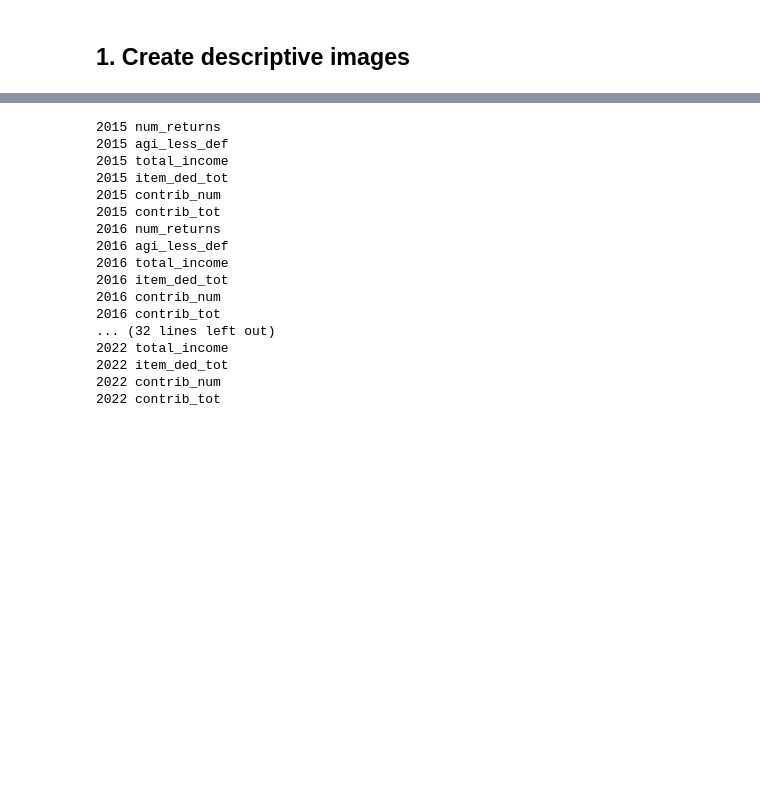
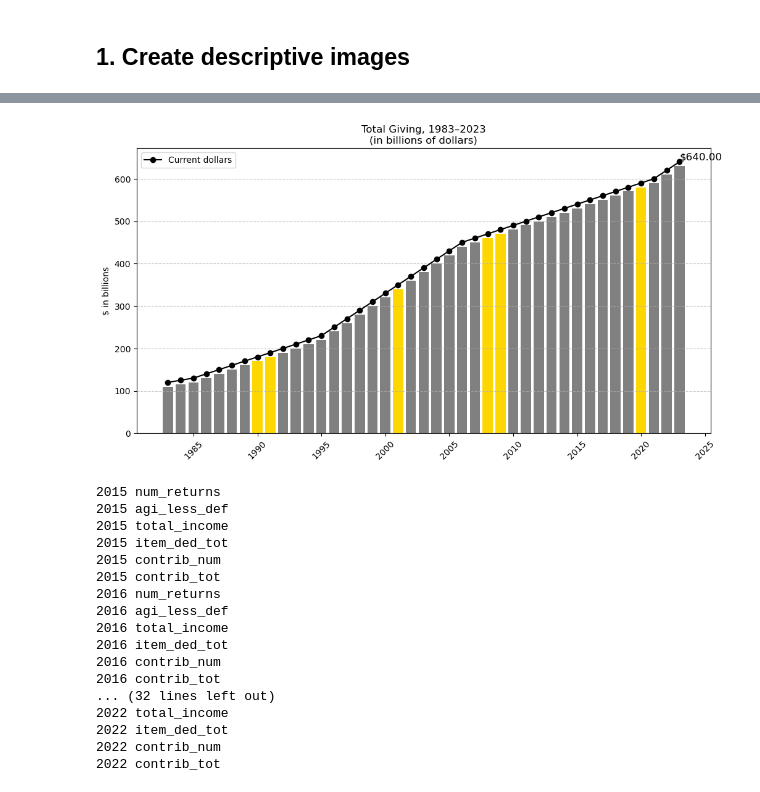
Before and after one commit to OpenSourceEcon/CharitableContrib, a Jupyter notebook: CharitableContrib.ipynb, the cells around one changed output, grey strips where cells are left out. Cells and saved outputs as stored; diff of their text form; code cells hidden in the pictures; blank space fills up the shorter version.

```diff
--- a/CharitableContrib.ipynb
+++ b/CharitableContrib.ipynb
@@ -97,3 +104,35 @@ plt.show()
+# %%
+# Manually adjusted data to closely match the original chart
+years = np.arange(1983, 2024)
+total_giving_current = [120, 125, 130, 140, 150, 160, 170, 180, 190, 200, 210, 220, 230, 250, 270, 290, 310, 330, 350, 370, 390, 410, 430, 450, 460, 470, 480, 490, 500, 510, 520, 530, 540, 550, 560, 570, 580, 590, 600, 620, 640]  # Updated values
+inflation_adjusted = [110, 115, 120, 130, 140, 150, 160, 170, 180, 190, 200, 210, 220, 240, 260, 280, 300, 320, 340, 360, 380, 400, 420, 440, 450, 460, 470, 480, 490, 500, 510, 520, 530, 540, 550, 560, 570, 580, 590, 610, 630]  # Adjusted to match better
+
+# Mark recession years (as seen in yellow bars)
+recession_years = {1990, 1991, 2001, 2008, 2009, 2020}  # Example years
+
+plt.figure(figsize=(12, 6))
+
+# Plot inflation-adjusted dollars as bars
+for year, value in zip(years, inflation_adjusted):
+    color = 'gold' if year in recession_years else 'gray'
+    plt.bar(year, value, color=color)
+
+# Plot current dollars as a line plot
+plt.plot(years, total_giving_current, marker='o', color='black', linestyle='-', label='Current dollars')
+
+# Annotate the last value
+plt.text(years[-1], total_giving_current[-1], f'${total_giving_current[-1]:.2f}', fontsize=12, verticalalignment='bottom')
+
+# Labels and legend
+plt.title("Total Giving, 1983–2023\n(in billions of dollars)")
+plt.ylabel("$ in billions")
+plt.xticks(rotation=45)
+plt.legend()
+plt.grid(axis='y', linestyle='--', alpha=0.7)
+
+plt.show()
+# %% [output]
+[figure, added]
 # %%
 # Read in data
 item_by_agi_dir = os.path.join(data_dir, "IRS_SOI/item_by_agi")
```
Also changed, not shown: parts of 15 cells of this notebook, 9 other files.
